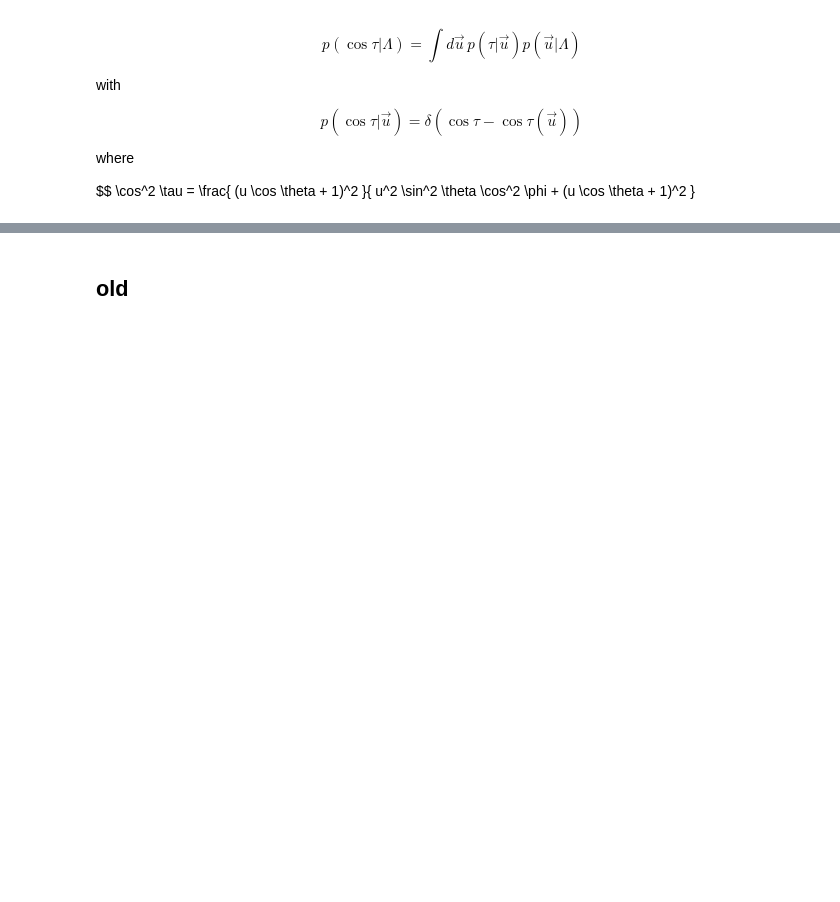
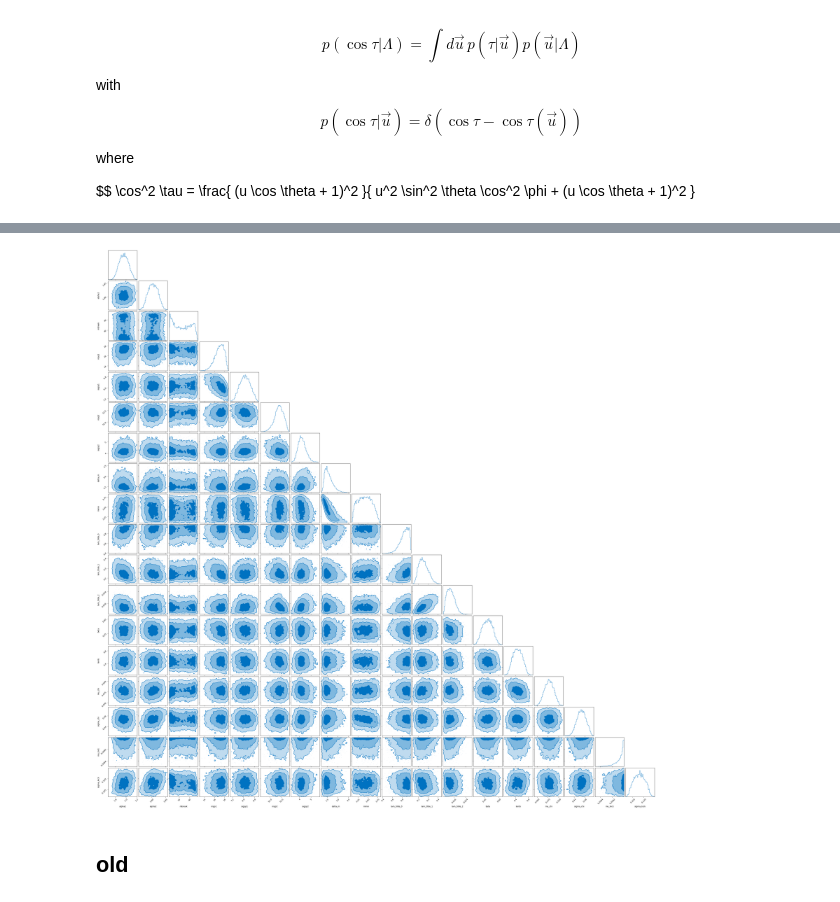
Before and after one commit to noahewolfe/tilts-and-kicks, a Jupyter notebook: code/play.ipynb, the cells around one changed output, grey strips where cells are left out. Drawn from its saved outputs; the diff is of its cells as text; code cells hidden in the pictures; blank space fills up the shorter version.

```diff
--- a/code/play.ipynb
+++ b/code/play.ipynb
@@ -374,0 +346,14 @@ XlaRuntimeError: RESOURCE_EXHAUSTED: Out of memory while trying to allocate 1171
+# %%
+flow = load('./flow.eqx', flow_init)
+# %%
+from variational import sample_and_log_prob
+samples, log_q = sample_and_log_prob(jax.random.key(11), flow)
+# %%
+from util import plot_corner
+
+fig = plot_corner(
+    samples,
+    labels=param_keys
+)
+# %% [output]
+[figure, added]
```
Also changed, not shown: parts of 15 cells of this notebook, 3 other files.
